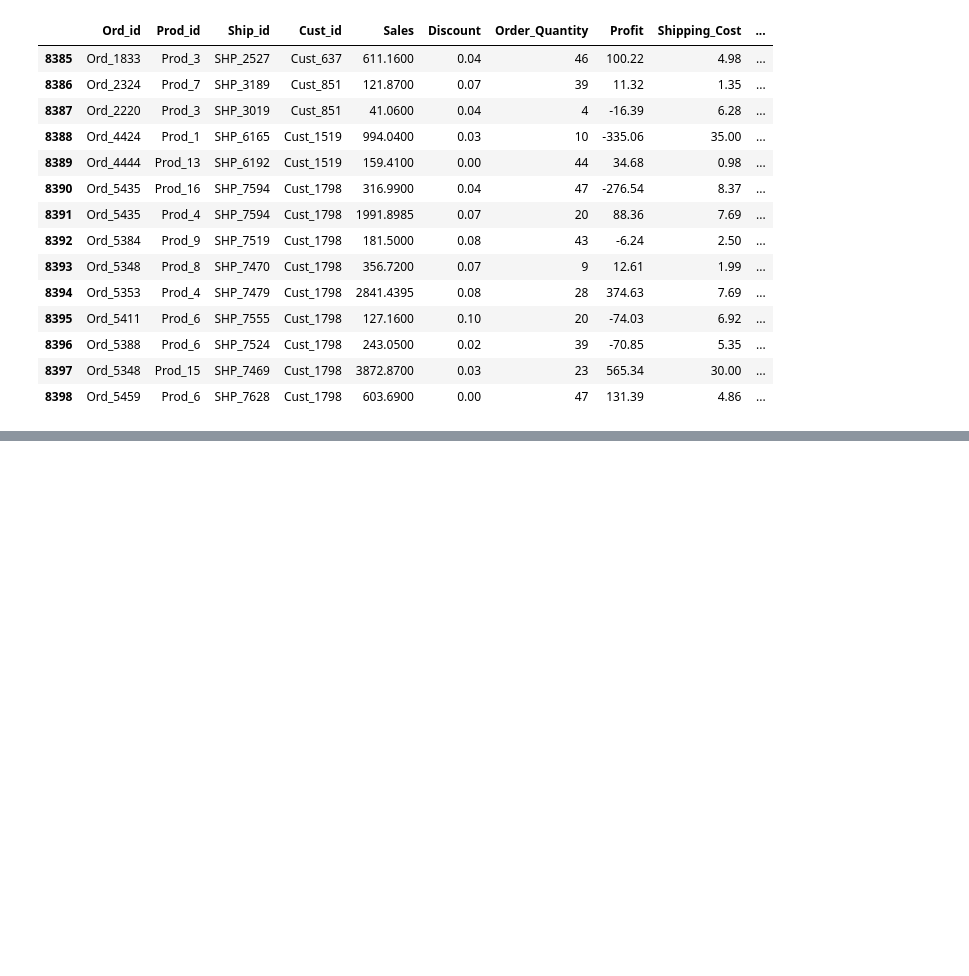
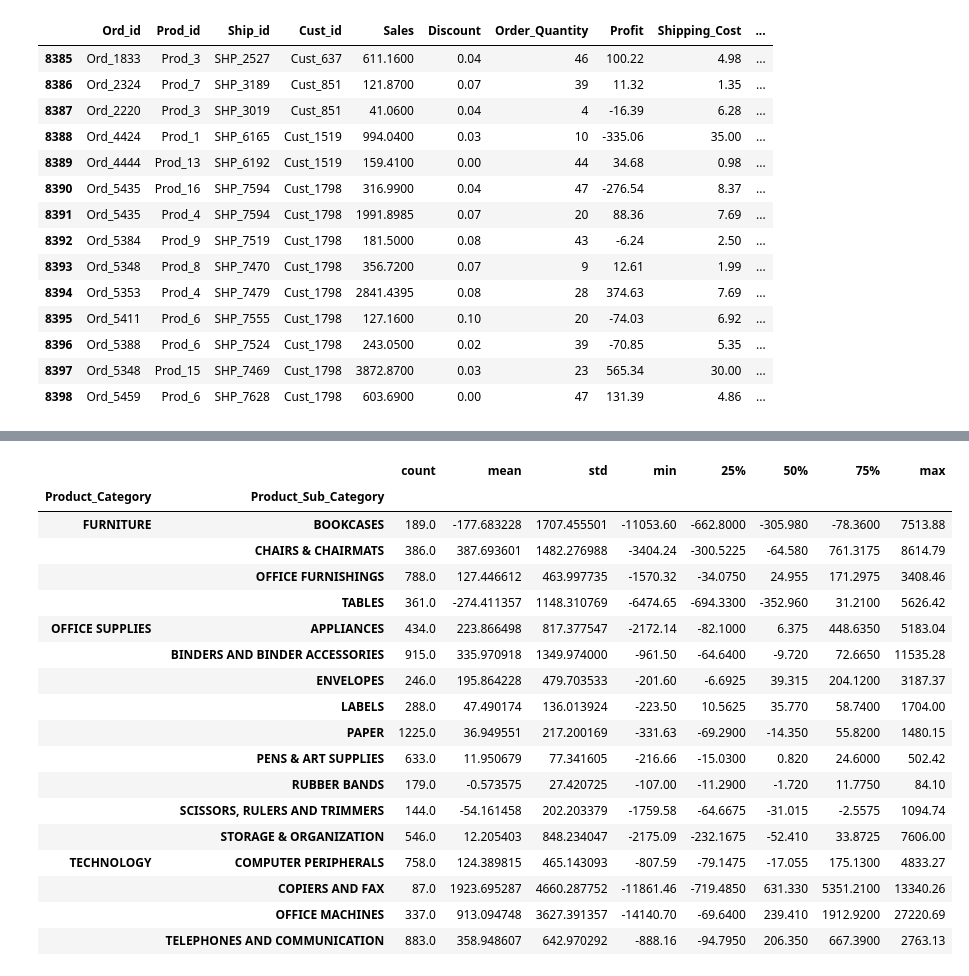
Before and after one commit to chethanbr86/Python_programs, a Jupyter notebook: upgrad/Numpy_Pandas/pandas_basics.ipynb, the cells around one changed output, grey strips where cells are left out. Saved outputs shown, nothing was run; the diff lists cells and outputs as text; code cells hidden in the pictures; blank space fills up the shorter version.

```diff
--- a/upgrad/Numpy_Pandas/pandas_basics.ipynb
+++ b/upgrad/Numpy_Pandas/pandas_basics.ipynb
@@ -807,0 +943,7 @@ market_df.loc[market_df['Cust_id'].isin(customers_in_bangalore), :]
+# %%
+# Merging the dataframes
+# Note that Cust_id is the common column/key, which is provided to the 'on' argument
+# how = 'inner' makes sure that only the customer ids present in both dfs are included in the result
+df_1 = pd.merge(market_df, customer_df, how='inner', on='Cust_id')
+print(df_1.shape)
+df_1.head(2)
@@ -807,0 +988,4 @@ market_df.loc[market_df['Cust_id'].isin(customers_in_bangalore), :]
+# %%
+df_2 = pd.merge(df_1, product_df, how='inner', on='Prod_id')
+print(df_2.shape)
+df_2.head(2)
@@ -807,0 +1015,4 @@ market_df.loc[market_df['Cust_id'].isin(customers_in_bangalore), :]
+# %%
+df_3 = pd.merge(df_2, shipping_df, how='inner', on='Ship_id')
+print(df_3.shape)
+df_3.head(2)
@@ -807,0 +1024,4 @@ market_df.loc[market_df['Cust_id'].isin(customers_in_bangalore), :]
+# %%
+master_df = pd.merge(df_3, orders_df, how='inner', on='Ord_id')
+print(master_df.shape)
+master_df.head(2)
@@ -807,0 +1363,22 @@ market_df.loc[market_df['Cust_id'].isin(customers_in_bangalore), :]
+# %%
+master_df.groupby(['Product_Category','Product_Sub_Category'])['Profit'].describe()
+# %% [output]
+|  |  | count | mean | std | min | 25% | 50% | 75% | max |
+| Product_Category | Product_Sub_Category |  |  |  |  |  |  |  |  |
+| FURNITURE | BOOKCASES | 189.0 | -177.683228 | 1707.455501 | -11053.60 | -662.8000 | -305.980 | -78.3600 | 7513.88 |
+|  | CHAIRS & CHAIRMATS | 386.0 | 387.693601 | 1482.276988 | -3404.24 | -300.5225 | -64.580 | 761.3175 | 8614.79 |
+|  | OFFICE FURNISHINGS | 788.0 | 127.446612 | 463.997735 | -1570.32 | -34.0750 | 24.955 | 171.2975 | 3408.46 |
+|  | TABLES | 361.0 | -274.411357 | 1148.310769 | -6474.65 | -694.3300 | -352.960 | 31.2100 | 5626.42 |
+| OFFICE SUPPLIES | APPLIANCES | 434.0 | 223.866498 | 817.377547 | -2172.14 | -82.1000 | 6.375 | 448.6350 | 5183.04 |
+|  | BINDERS AND BINDER ACCESSORIES | 915.0 | 335.970918 | 1349.974000 | -961.50 | -64.6400 | -9.720 | 72.6650 | 11535.28 |
+|  | ENVELOPES | 246.0 | 195.864228 | 479.703533 | -201.60 | -6.6925 | 39.315 | 204.1200 | 3187.37 |
+|  | LABELS | 288.0 | 47.490174 | 136.013924 | -223.50 | 10.5625 | 35.770 | 58.7400 | 1704.00 |
+|  | PAPER | 1225.0 | 36.949551 | 217.200169 | -331.63 | -69.2900 | -14.350 | 55.8200 | 1480.15 |
+|  | PENS & ART SUPPLIES | 633.0 | 11.950679 | 77.341605 | -216.66 | -15.0300 | 0.820 | 24.6000 | 502.42 |
+|  | RUBBER BANDS | 179.0 | -0.573575 | 27.420725 | -107.00 | -11.2900 | -1.720 | 11.7750 | 84.10 |
+|  | SCISSORS, RULERS AND TRIMMERS | 144.0 | -54.161458 | 202.203379 | -1759.58 | -64.6675 | -31.015 | -2.5575 | 1094.74 |
+|  | STORAGE & ORGANIZATION | 546.0 | 12.205403 | 848.234047 | -2175.09 | -232.1675 | -52.410 | 33.8725 | 7606.00 |
+| TECHNOLOGY | COMPUTER PERIPHERALS | 758.0 | 124.389815 | 465.143093 | -807.59 | -79.1475 | -17.055 | 175.1300 | 4833.27 |
+|  | COPIERS AND FAX | 87.0 | 1923.695287 | 4660.287752 | -11861.46 | -719.4850 | 631.330 | 5351.2100 | 13340.26 |
+|  | OFFICE MACHINES | 337.0 | 913.094748 | 3627.391357 | -14140.70 | -69.6400 | 239.410 | 1912.9200 | 27220.69 |
+|  | TELEPHONES AND COMMUNICATION | 883.0 | 358.948607 | 642.970292 | -888.16 | -94.7950 | 206.350 | 667.3900 | 2763.13 |
```
Also changed, not shown: parts of 72 cells of this notebook.
